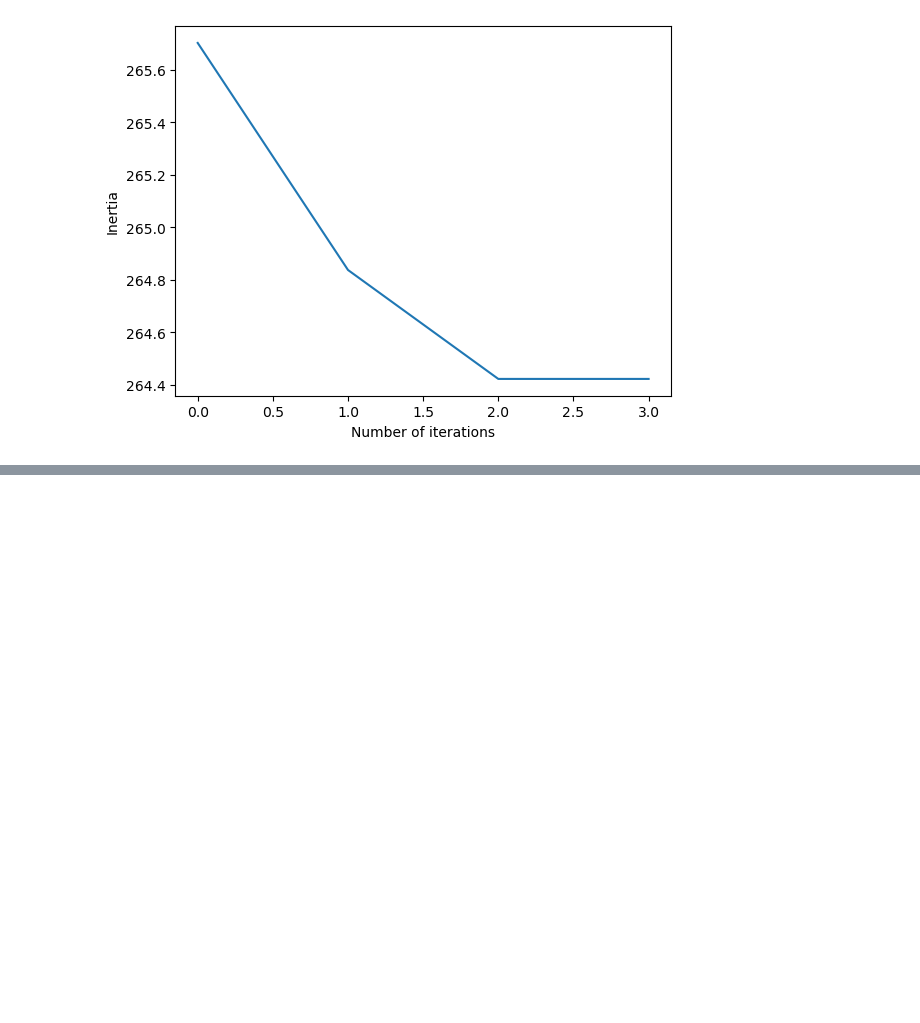
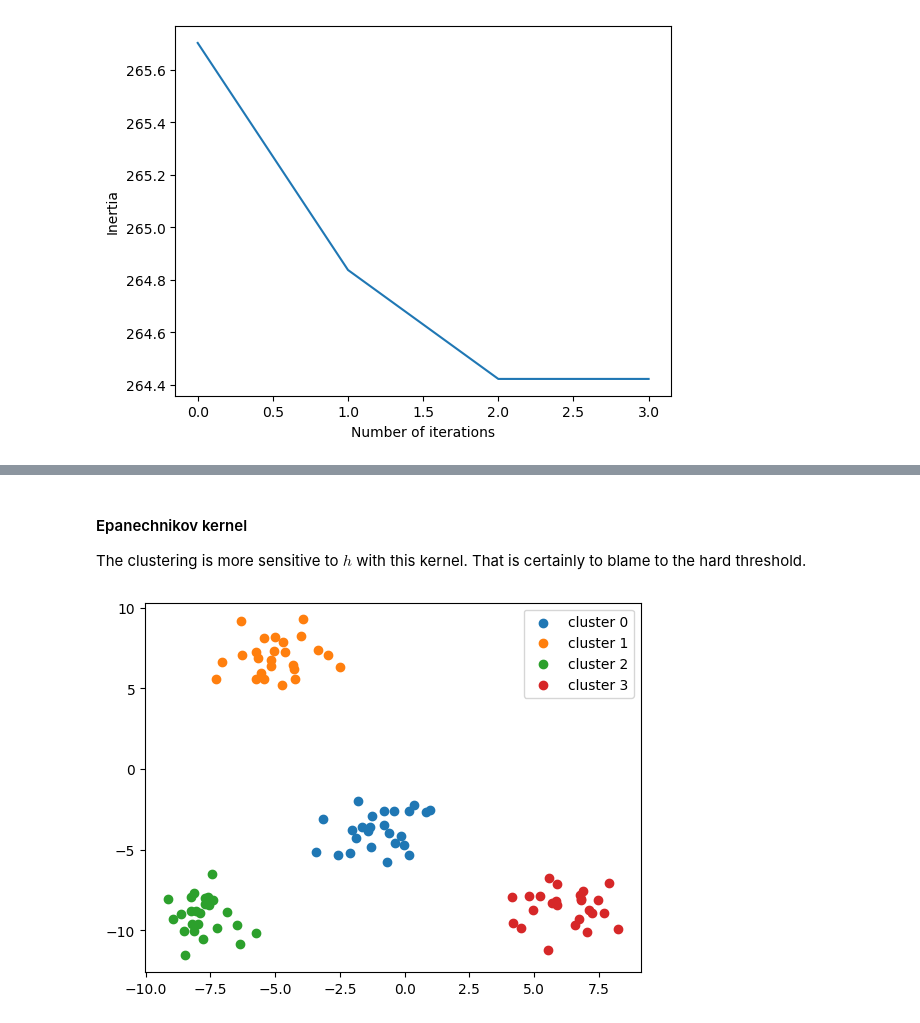
Before and after one commit to roomate/ML_from_scratch, a Jupyter notebook: clustering.ipynb, the cells around one changed output, grey strips where cells are left out. Saved outputs shown, nothing was run; the diff lists cells and outputs as text; code cells hidden in the pictures; blank space fills up the shorter version.

```diff
--- a/clustering.ipynb
+++ b/clustering.ipynb
@@ -1934,0 +1948,11 @@ ms.plot()
+# %% [markdown]
+#### Epanechnikov kernel
+
+The clustering is more sensitive to $h$ with this kernel. That is certainly to blame to the hard threshold.
+# %%
+ms = Mean_Shift(dim=2, kernel="epanechnikov", h=4.5, eps=1e-8)
+
+ms.fit(X)
+ms.plot()
+# %% [output]
+[figure, added]
```
Also changed, not shown: parts of 13 cells of this notebook.
